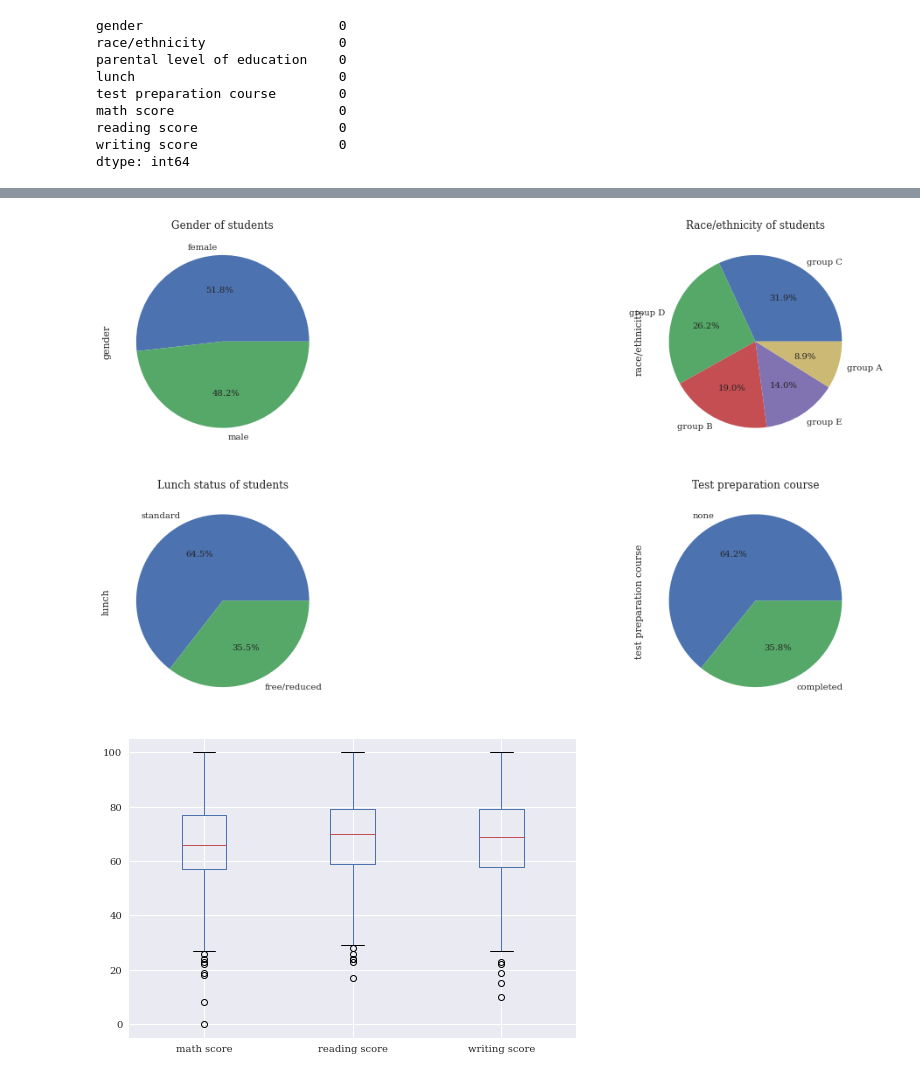
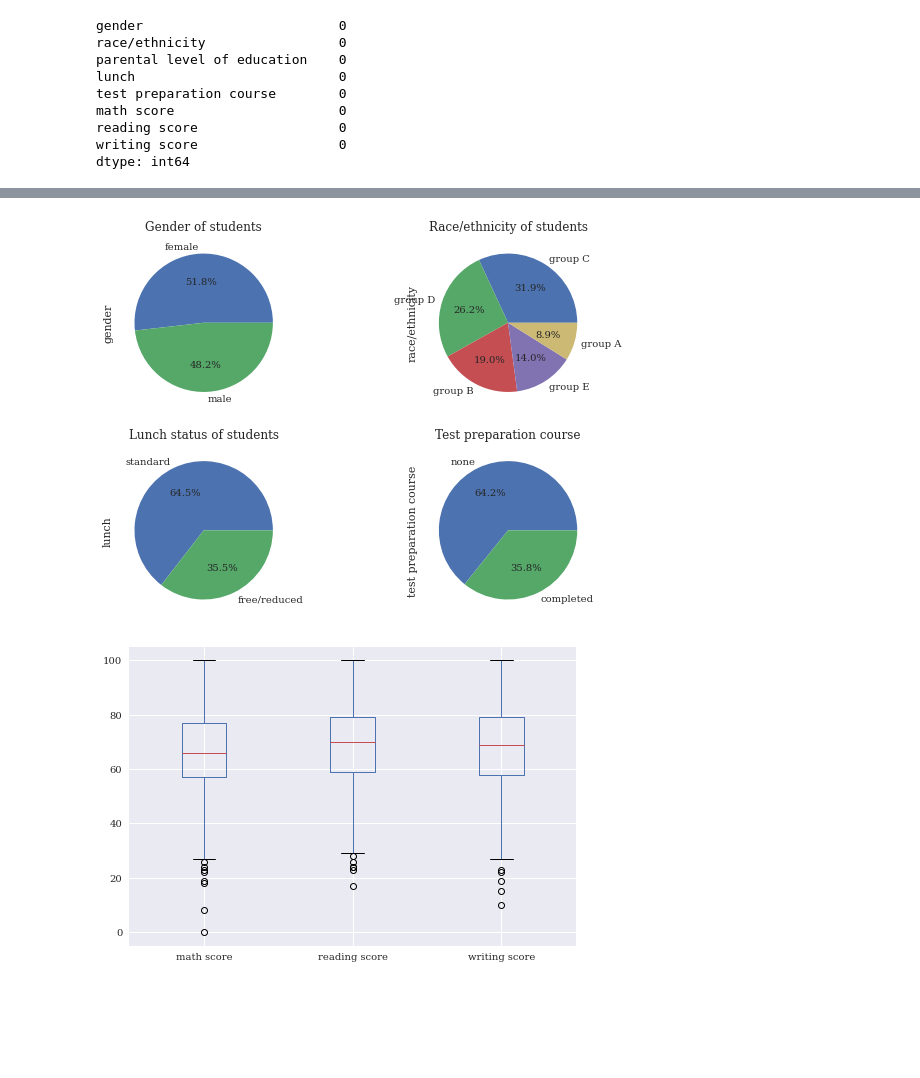
Before and after one commit to caiquemiranda/EDA-Exploratory-Data-Analysis-python, a Jupyter notebook: EDA-Student-perfomace.ipynb, the cells around one changed output, grey strips where cells are left out. Saved outputs shown, nothing was run; the diff lists cells and outputs as text; code cells hidden in the pictures; blank space fills up the shorter version.

```diff
--- a/EDA-Student-perfomace.ipynb
+++ b/EDA-Student-perfomace.ipynb
@@ -143,23 +143,23 @@ plt.xticks(rotation=0);
 # %%
 plt.subplot(221)
-students['gender'].value_counts().plot(kind='pie', title='Gender of students', autopct='%1.1f%%', figsize=(20, 10))
+students['gender'].value_counts().plot(kind='pie', title='Gender of students', autopct='%1.1f%%', figsize=(10, 7))
 plt.xticks(rotation=0)
 
 plt.subplot(222)
 students['race/ethnicity'].value_counts().plot(kind='pie', title='Race/ethnicity of students', autopct='%1.1f%%')
 plt.xticks(rotation=0)
 
 plt.subplot(223)
 students['lunch'].value_counts().plot(kind='pie', title='Lunch status of students', autopct='%1.1f%%')
 plt.xticks(rotation=0)
 
 plt.subplot(224)
 students['test preparation course'].value_counts().plot(kind='pie', title='Test preparation course', autopct='%1.1f%%')
 plt.xticks(rotation=0);
 
 plt.show()
 # %% [output]
-[figure, old version]
+[figure, new version]
 # %%
 # visualização de variveis numericas em boxplot
 
```
Also changed, not shown: parts of 3 cells of this notebook, 1 other file.
